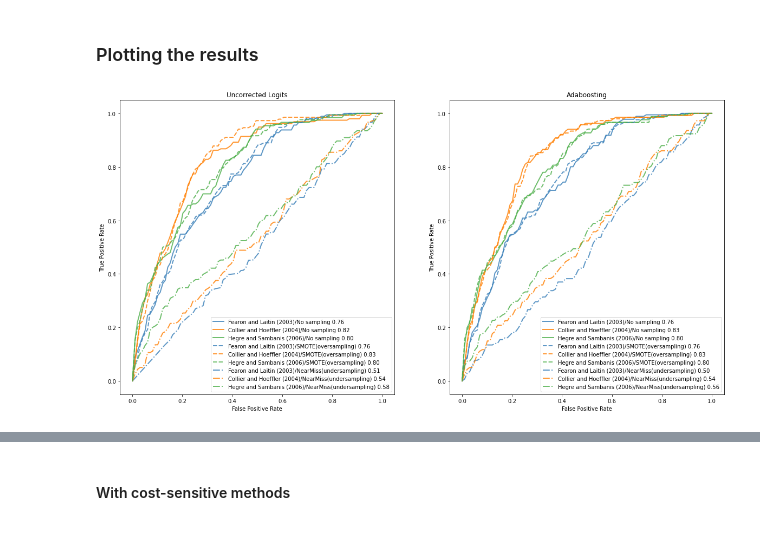
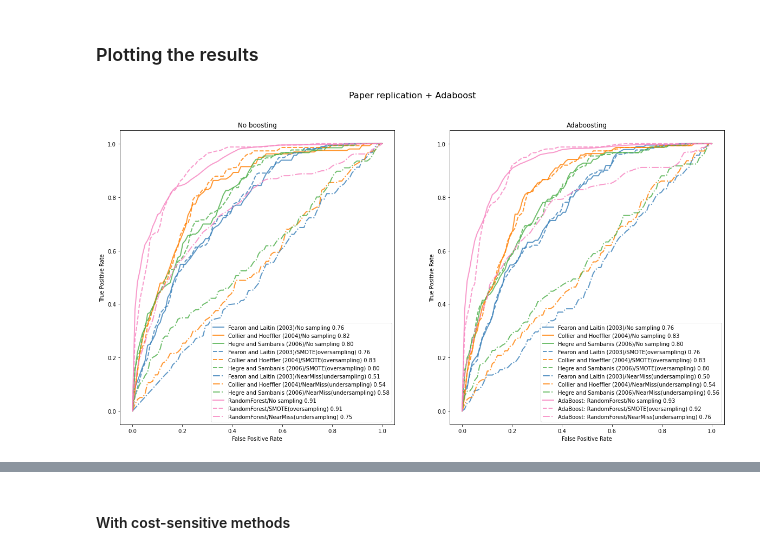
Before and after one commit to epfl-ada/ada-2020-project-milestone-p3-p3_gyc, a Jupyter notebook: data_correction.ipynb, the cells around one changed output, grey strips where cells are left out. Drawn from its saved outputs; the diff is of its cells as text; code cells hidden in the pictures.

Commit message:
data correction final

```diff
--- a/data_correction.ipynb
+++ b/data_correction.ipynb
@@ -17,7 +32,7 @@ from sklearn.metrics import auc
 ### Prepare the data of each regression method
 # %%
 #read the data
-data = pd.read_csv('SambnisImp.csv')
+data = pd.read_csv('CivilWarOnset/SambnisImp.csv')
 # %%
 # When loading the data for replication purposes, note that the authors only
 # load the following 91 variables:
@@ -116,18 +83,0 @@ def down_weighting(data):
-# %%
-classifier = RandomForestClassifier
-X_train, X_test, y_train, y_test = train_test_split(df_HegreSambanis, dep_var, random_state=2)
-
-# build normal model
-pipeline = make_pipeline(classifier(random_state=42))
-model = pipeline.fit(X_train, y_train)
-prediction = model.predict(X_test)
-
-# build model with SMOTE imblearn
-smote_pipeline = make_pipeline_imb(SMOTE(random_state=4), classifier(random_state=42))
-smote_model = smote_pipeline.fit(X_train, y_train)
-smote_prediction = smote_model.predict(X_test)
-
-# build model with undersampling
-nearmiss_pipeline = make_pipeline_imb(NearMiss(), classifier(random_state=42))
-nearmiss_model = nearmiss_pipeline.fit(X_train, y_train)
-nearmiss_prediction = nearmiss_model.predict(X_test)
@@ -270,89 +129,110 @@ def roc_10fold_crossvalidation(X, y, pena, classifier, sampling=None):
 ### Plotting the results
 # %%
 # Convert the df for each method into numpy array
-X = [df_FearonLaitin.to_numpy(),df_CollierHoeffler.to_numpy(),df_HegreSambanis.to_numpy()]
+X = [df_FearonLaitin.to_numpy(),df_CollierHoeffler.to_numpy(),df_HegreSambanis.to_numpy(), df.to_numpy()]
 # Convert the dependent into numpy array (same for the 3 methods)
 y = dep_var.to_numpy()
 
+linestyle = ['-','--','-.']
 # Name of the logistic regression methods
 method_name = ['Fearon and Laitin (2003)', 'Collier and Hoeffler (2004)', 'Hegre and Sambanis (2006)']
 # Colorblind color palette
 color = ['#377eb8', '#ff7f00', '#4daf4a', '#f781bf', '#a65628', '#984ea3', '#999999', '#e41a1c', '#dede00']
 sampling_names=['No sampling', 'SMOTE(oversampling)', 'NearMiss(undersampling)']
-# method_name = ['Logistic regression', 'Random Forest', 'Gradient Boosting']
+sampling_methods=[None, SMOTE, NearMiss]
 
 # Create a multiplot
 fig, (ax1, ax2) = plt.subplots(1, 2,figsize=(20,10))
 
-# Plot the 3 methods with uncorrected Logits
+# Plot the 3 methods without sampling methods
 for i in range(0,3):
     # 10-fold cross-validation logistic regression, with no penalties
-    mean_fpr,mean_tpr = roc_10fold_crossvalidation(X[i],y,'none', LogisticRegression(random_state=42, penalty='none', max_iter=100000), None )
+    mean_fpr,mean_tpr = roc_10fold_crossvalidation(X[i],y, LogisticRegression(random_state=42, penalty='none', max_iter=100000), None )
     # Calculate the auc score
     mean_auc = auc(mean_fpr,mean_tpr)
     # Plot and and auc score ine the legends, rounded up to 2 decimals
     ax1.plot(mean_fpr, mean_tpr, color=color[i], label=method_name[i]+'/'+sampling_names[0]+' %.2f'%mean_auc, lw=2, alpha=.8)
 
-# Plot the 3 methods with penalized Logits
+
+# Plot the 3 methods with oversampling
 for i in range(0,3):
     #The l2 penalization should give results similar to the Firth rare event
-    mean_fpr,mean_tpr = roc_10fold_crossvalidation(X[i],y,'none', LogisticRegression(random_state=42, penalty='none', max_iter=100000), SMOTE)
+    mean_fpr,mean_tpr = roc_10fold_crossvalidation(X[i],y, LogisticRegression(random_state=42, penalty='none', max_iter=100000), SMOTE)
     mean_auc = auc(mean_fpr,mean_tpr)
     ax1.plot(mean_fpr, mean_tpr, color=color[i], ls='--', label=method_name[i]+'/'+sampling_names[1]+ ' %.2f'%mean_auc, lw=2, alpha=.8)
 
-# Plot the 3 methods with penalized Logits
+# Plot the 3 methods with undersampling
 for i in range(0,3):
     #The l2 penalization should give results similar to the Firth rare event
-    mean_fpr,mean_tpr = roc_10fold_crossvalidation(X[i],y,'none', LogisticRegression(random_state=42, penalty='none', max_iter=100000), NearMiss)
+    mean_fpr,mean_tpr = roc_10fold_crossvalidation(X[i],y, LogisticRegression(random_state=42, penalty='none', max_iter=100000), NearMiss)
     mean_auc = auc(mean_fpr,mean_tpr)
     ax1.plot(mean_fpr, mean_tpr, color=color[i], ls='-.', label=method_name[i]+'/'+sampling_names[2]+ ' %.2f'%mean_auc, lw=2, alpha=.8)
 
 
-
-# Plot the 3 methods with uncorrected Logits
+# Plot the 3 methods without sampling methods, with AdaBoost
 for i in range(0,3):
     # 10-fold cross-validation logistic regression, with no penalties
-    mean_fpr,mean_tpr = roc_10fold_crossvalidation(X[i],y,'none', AdaBoostClassifier(LogisticRegression(random_state=42, penalty='none', max_iter=100000), n_estimators=100, random_state=0), None )
+    mean_fpr,mean_tpr = roc_10fold_crossvalidation(X[i],y, AdaBoostClassifier(LogisticRegression(random_state=42, penalty='none', max_iter=100000), n_estimators=100, random_state=0), None )
     # Calculate the auc score
     mean_auc = auc(mean_fpr,mean_tpr)
     # Plot and and auc score ine the legends, rounded up to 2 decimals
     ax2.plot(mean_fpr, mean_tpr, color=color[i], label=method_name[i]+'/'+sampling_names[0]+' %.2f'%mean_auc, lw=2, alpha=.8)
 
-# Plot the 3 methods with uncorrected Logits
+# Plot the 3 methods with oversampling, and AdaBoost
 for i in range(0,3):
     # 10-fold cross-validation logistic regression, with no penalties
-    mean_fpr,mean_tpr = roc_10fold_crossvalidation(X[i],y,'none', AdaBoostClassifier(LogisticRegression(random_state=42, penalty='none', max_iter=100000), n_estimators=100, random_state=0), SMOTE )
+    mean_fpr,mean_tpr = roc_10fold_crossvalidation(X[i],y, AdaBoostClassifier(LogisticRegression(random_state=42, penalty='none', max_iter=100000), n_estimators=100, random_state=0), SMOTE )
     # Calculate the auc score
     mean_auc = auc(mean_fpr,mean_tpr)
     # Plot and and auc score ine the legends, rounded up to 2 decimals
     ax2.plot(mean_fpr, mean_tpr, color=color[i], ls='--', label=method_name[i]+'/'+sampling_names[1]+' %.2f'%mean_auc, lw=2, alpha=.8)
 
-    # Plot the 3 methods with uncorrected Logits
+    # Plot the 3 methods with undersampling, and AdaBoost
 for i in range(0,3):
     # 10-fold cross-validation logistic regression, with no penalties
-    mean_fpr,mean_tpr = roc_10fold_crossvalidation(X[i],y,'none', AdaBoostClassifier(LogisticRegression(random_state=42, penalty='none', max_iter=100000), n_estimators=1000, random_state=0), NearMiss )
+    mean_fpr,mean_tpr = roc_10fold_crossvalidation(X[i],y, AdaBoostClassifier(LogisticRegression(random_state=42, penalty='none', max_iter=100000), n_estimators=1000, random_state=0), NearMiss )
     # Calculate the auc score
     mean_auc = auc(mean_fpr,mean_tpr)
     # Plot and and auc score ine the legends, rounded up to 2 decimals
     ax2.plot(mean_fpr, mean_tpr, color=color[i], ls='-.', label=method_name[i]+'/'+sampling_names[2]+' %.2f'%mean_auc, lw=2, alpha=.8)
 
 
 
+
+#random forest
+for i in range(0,3):
+    # 10-fold cross-validation logistic regression, with no penalties
+    mean_fpr,mean_tpr = roc_10fold_crossvalidation(X[3],y, RandomForestClassifier(random_state=42), sampling_methods[i])
+    # Calculate the auc score
+    mean_auc = auc(mean_fpr,mean_tpr)
+    # Plot and and auc score ine the legends, rounded up to 2 decimals
+    ax1.plot(mean_fpr, mean_tpr, color=color[3], ls=linestyle[i], label='RandomForest'+'/'+sampling_names[i] +' %.2f'%mean_auc, lw=2, alpha=.8)
+# Plot the 3 methods with uncorrected Logits
+for i in range(0,3):
+    # 10-fold cross-validation logistic regression, with no penalties
+    mean_fpr,mean_tpr = roc_10fold_crossvalidation(X[3],y, AdaBoostClassifier(RandomForestClassifier(random_state=42), n_estimators=100, random_state=0), sampling_methods[i])
+    # Calculate the auc score
+    mean_auc = auc(mean_fpr,mean_tpr)
+    # Plot and and auc score ine the legends, rounded up to 2 decimals
+    ax2.plot(mean_fpr, mean_tpr, color=color[3], ls=linestyle[i], label='AdaBoost: '+'RandomForest'+'/'+sampling_names[i] +' %.2f'%mean_auc, lw=2, alpha=.8)
+
+
+fig.suptitle('Paper replication + Adaboost', fontsize=16)
 # Set axis labels
 ax1.set(xlabel='False Positive Rate',ylabel='True Positive Rate')
 ax2.set(xlabel='False Positive Rate',ylabel='True Positive Rate')
 
 # Set titles
-ax1.set_title('Uncorrected Logits')
+ax1.set_title('No boosting')
 ax2.set_title('Adaboosting')
 
 # Show the legend (loc 4 is bottom-right)
 ax1.legend(loc=4)
 ax2.legend(loc=4)
 
 plt.show()
 # %% [output]
-[figure, old version]
+[figure, new version]
 # %%
 # Convert the df for each method into numpy array
 X = df.to_numpy()
```
Also changed, not shown: parts of 9 cells of this notebook.
